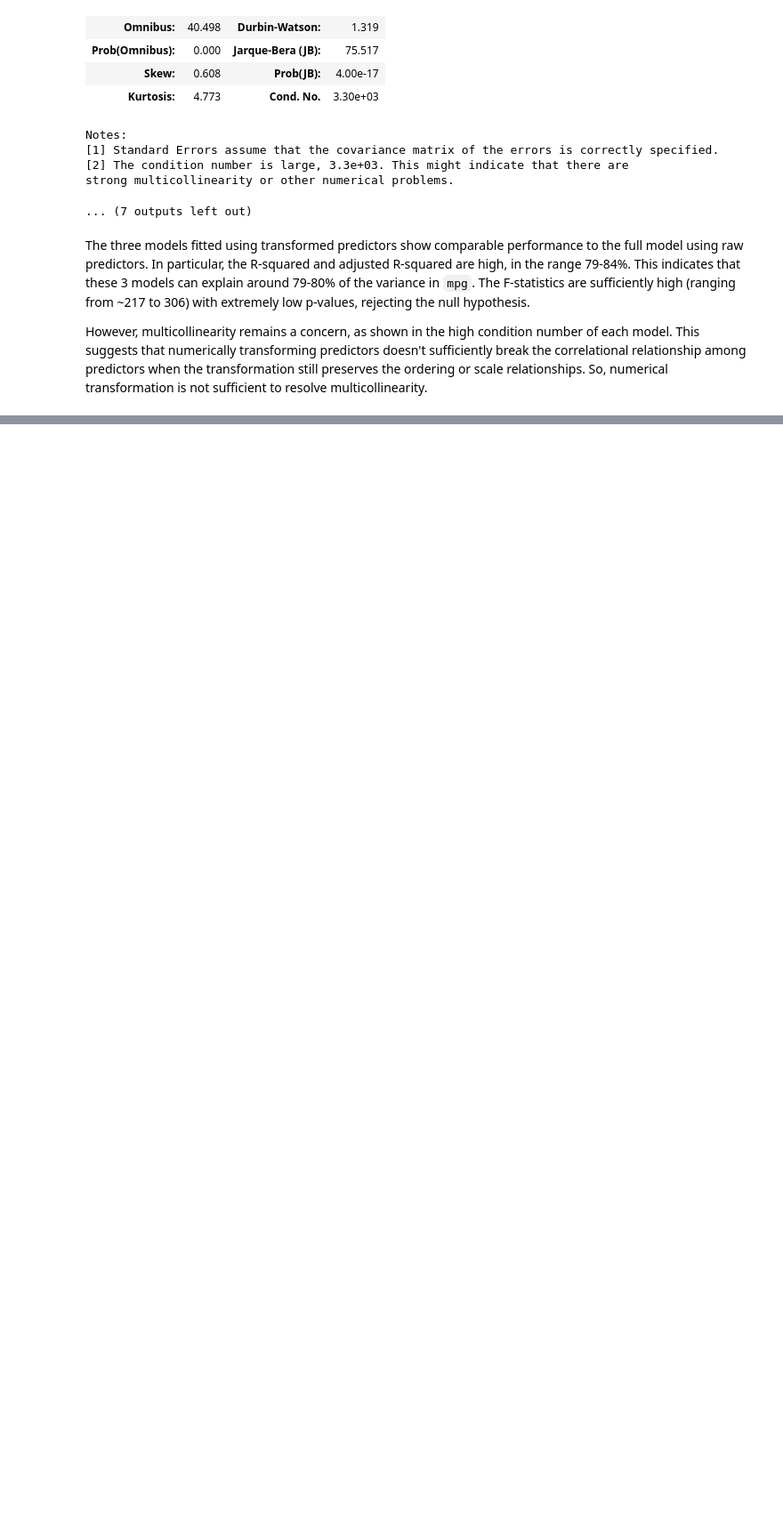
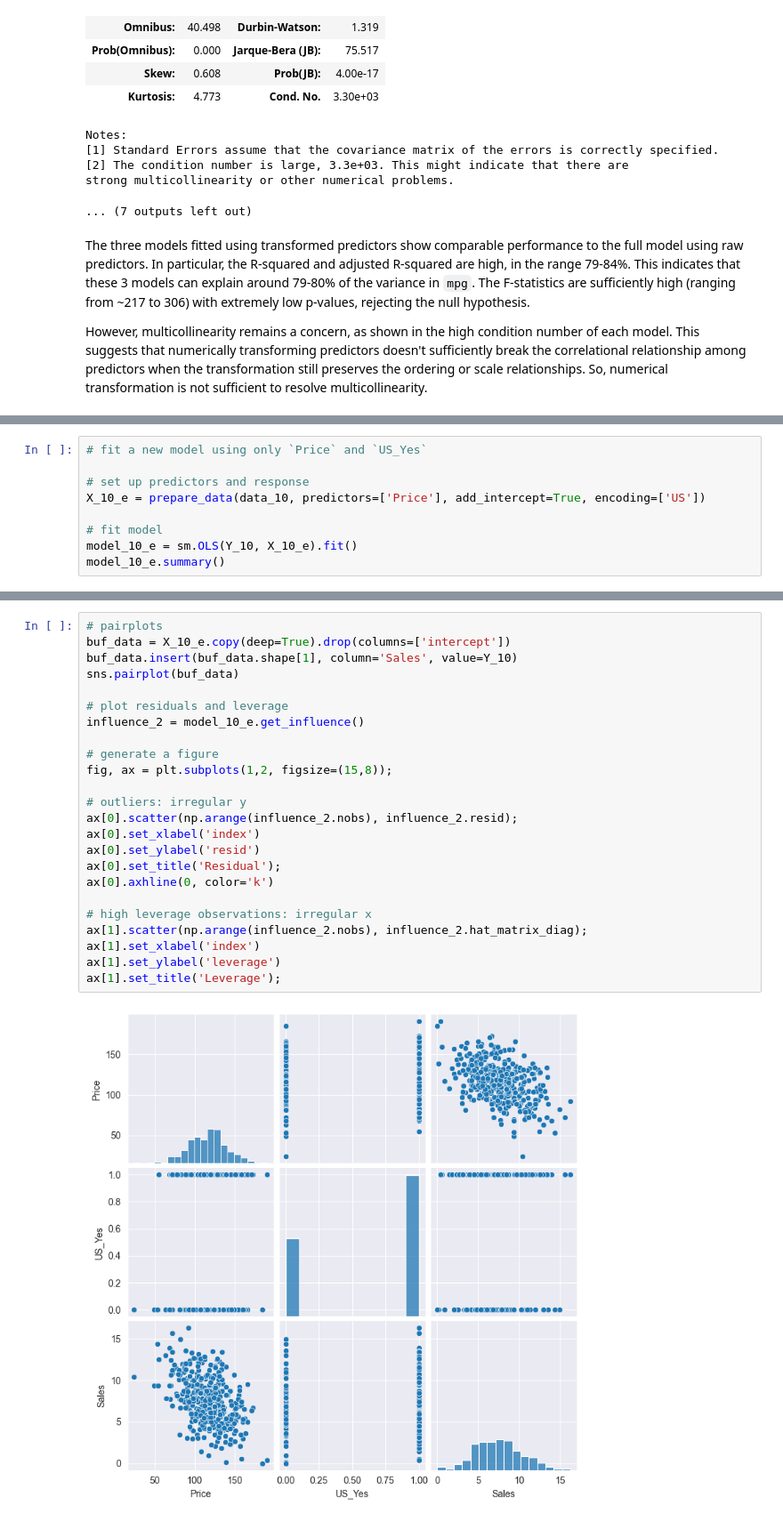
Before and after one commit to nhitran-00/ISL, a Jupyter notebook: chapter_3.ipynb, the cells around one changed output, grey strips where cells are left out. Shown at 89% size. Saved outputs shown, nothing was run; the diff lists cells and outputs as text; blank space fills up the shorter version.

```diff
--- a/chapter_3.ipynb
+++ b/chapter_3.ipynb
@@ -532,0 +563,9 @@ X_10, Y_10 = prepare_data(data_10, predictors=['Price'], response='Sales', add_i
+# %%
+# fit a new model using only `Price` and `US_Yes`
+
+# set up predictors and response
+X_10_e = prepare_data(data_10, predictors=['Price'], add_intercept=True, encoding=['US'])
+
+# fit model
+model_10_e = sm.OLS(Y_10, X_10_e).fit()
+model_10_e.summary()
@@ -532,0 +627,26 @@ X_10, Y_10 = prepare_data(data_10, predictors=['Price'], response='Sales', add_i
+# %%
+# pairplots
+buf_data = X_10_e.copy(deep=True).drop(columns=['intercept'])
+buf_data.insert(buf_data.shape[1], column='Sales', value=Y_10)
+sns.pairplot(buf_data)
+
+# plot residuals and leverage
+influence_2 = model_10_e.get_influence()
+
+# generate a figure
+fig, ax = plt.subplots(1,2, figsize=(15,8));
+
+# outliers: irregular y
+ax[0].scatter(np.arange(influence_2.nobs), influence_2.resid);
+ax[0].set_xlabel('index')
+ax[0].set_ylabel('resid')
+ax[0].set_title('Residual');
+ax[0].axhline(0, color='k')
+
+# high leverage observations: irregular x
+ax[1].scatter(np.arange(influence_2.nobs), influence_2.hat_matrix_diag);
+ax[1].set_xlabel('index')
+ax[1].set_ylabel('leverage')
+ax[1].set_title('Leverage');
+# %% [output]
+[figure, added]
```
Also changed, not shown: parts of 15 cells of this notebook.
